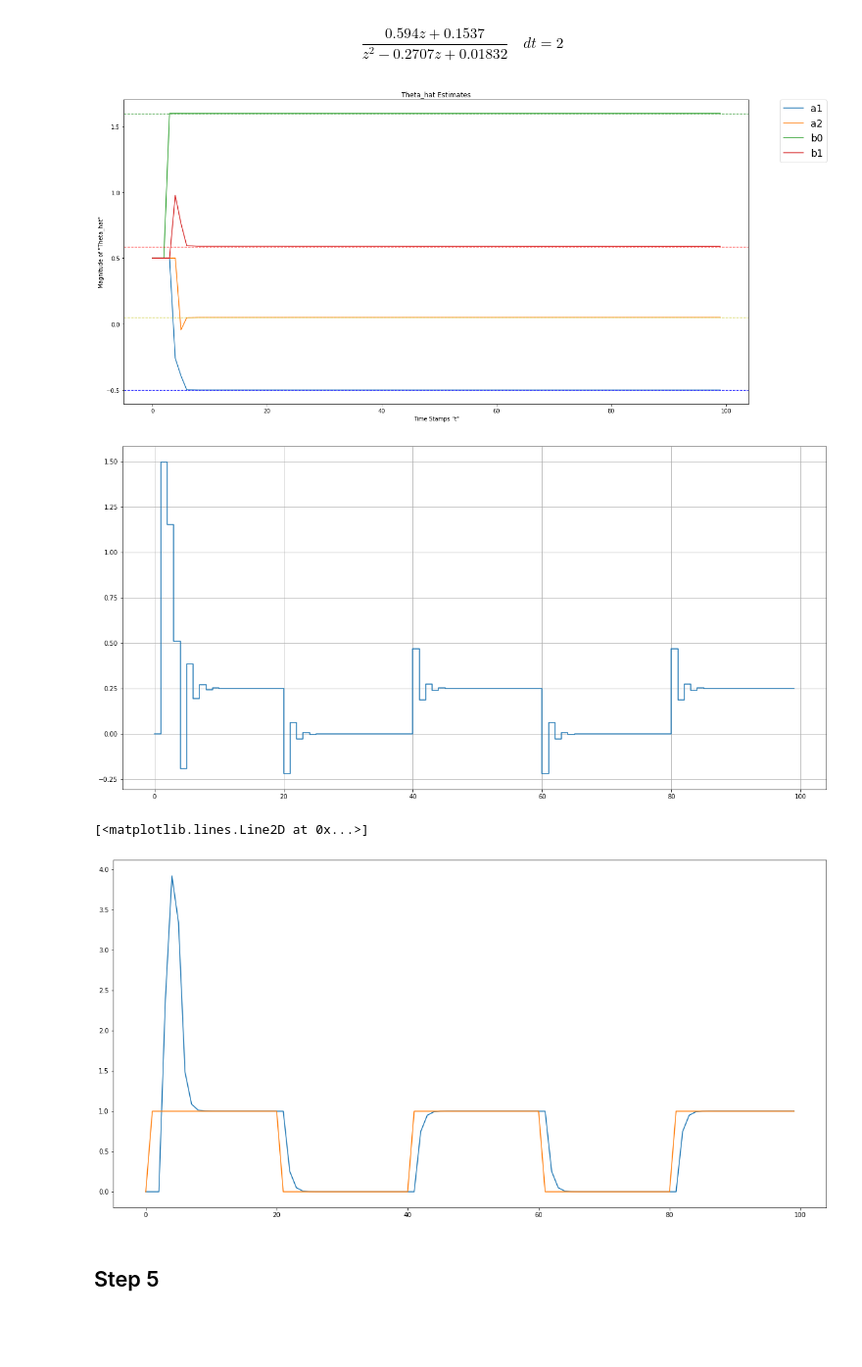
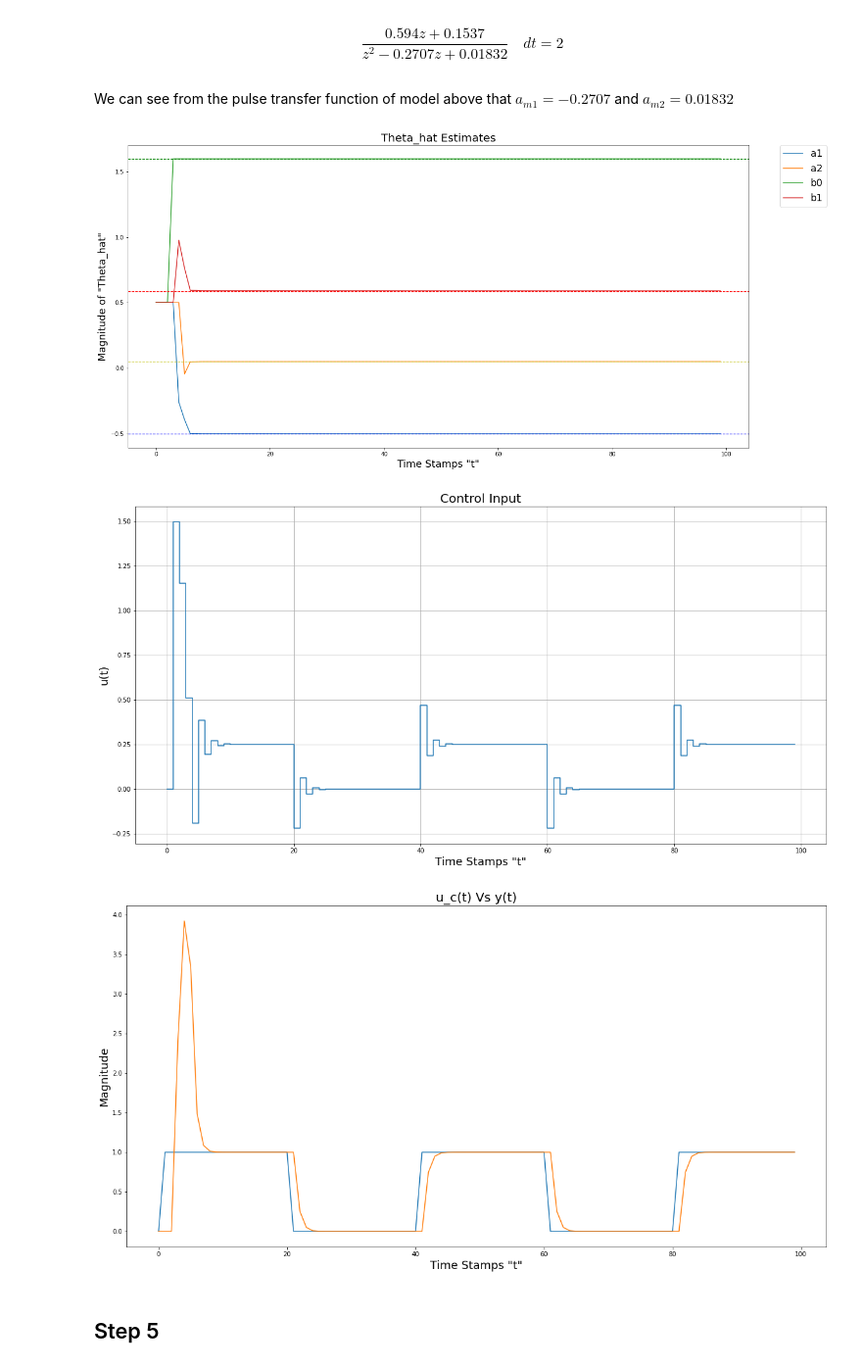
Before and after one commit to cplan082-tech/Adaptive_Control, a Jupyter notebook: assignments/A2/Clive_Plante_hw2.ipynb, the cells around one changed output. Shown at 98% size. Cells and saved outputs as stored; diff of their text form; code cells hidden in the pictures; blank space fills up the shorter version.

```diff
--- a/assignments/A2/Clive_Plante_hw2.ipynb
+++ b/assignments/A2/Clive_Plante_hw2.ipynb
@@ -611,5 +637,7 @@ co.sample_system(co.tf([1], [1, 2, 1]), Ts=2, method='zoh')
 # %% [output]
 $$\frac{0.594 z + 0.1537}{z^2 - 0.2707 z + 0.01832}\quad dt = 2$$
+# %% [markdown]
+We can see from the pulse transfer function of model above that $a_{m1} = -0.2707$ and $a_{m2} = 0.01832$
 # %%
 # Tunable components vvvvvvvvvvvvvvvvvvvvvvvvvvvvvvvv
 sample_depth = 100
@@ -635,47 +663,57 @@ theta_hat = [np.array([est]*len(theta0)).reshape(-1,1) for _ in range(starting_s
 a_m1 = -0.2707
 a_m2 = 0.01832
 
-uk_subd = uk.subs([(am1, a_m1), (am2, a_m2)])
+# Convert control equation derived above symbolically into numeric function
+uk_subd = uk.subs([(am1, a_m1), (am2, a_m2)]) # subing in true values for am1 and am2 into control input function
 uk_func = sp.lambdify([u_k_1, uc_k, y_k, y_k_1, a1, a2, b0, b1], uk_subd)
 
+# System input
 sample_range = range(sample_depth)
 t = [i for i in sample_range]
 u_c = np.ones(sample_depth)
 u_c[np.where([m.sin(t[i]*m.pi/20)<=0 for i in sample_range])] = 0
 
 y = [0]*starting_samples
 u = [0]*starting_samples
 
 I = np.identity(len(theta0))
 p = 1000*I
 
 for k in range(starting_samples ,sample_depth):
     phi = np.array([-y[-1], -y[-2], u[-1], u[-2]]).reshape(-1,1)
 
     y.append(np.reshape(phi.T@theta0, ()))
     K = p@phi@inv(lam + phi.T@p@phi)
     p = (I - K@phi.T)@p/lam
     theta_hat.append(theta_hat[-1] + K*(y[k] - phi.T@theta_hat[-1]))
 
     u.append(np.reshape(uk_func(u[k-1], u_c[k], y[k], y[k-1],
                                 theta_hat[-1][0], theta_hat[-1][1],
                                 theta_hat[-1][2], theta_hat[-1][3]), ()))
 
+# ploting of estimated parameters
 df_theta = pd.DataFrame(np.asarray(theta_hat).reshape(-1,4,), columns=['a1', 'a2', 'b0', 'b1'])
-
 theta_hat_ploter(df_theta, theta0, 'Theta_hat Estimates')
 
-plt.step(t, u)
+# ploting of control sig
+plt.step(t,u)
+plt.title('Control Input', fontsize=20)
+plt.ylabel('u(t)', fontsize=18)
+plt.xlabel('Time Stamps "t"', fontsize=18)
 plt.grid()
 plt.show()
 
-plt.plot(t, y)
-plt.plot(t, u_c)
+# ploting of input vs output
+plt.plot(t,u_c)
+plt.plot(t,y)
+plt.title('u_c(t) Vs y(t)', fontsize=20)
+plt.ylabel('Magnitude', fontsize=18)
+plt.xlabel('Time Stamps "t"', fontsize=18)
+plt.show()
 # %% [output]
-[figure, old version]
+[figure, new version]
-[figure, old version]
+[figure, new version]
-[<matplotlib.lines.Line2D at 0x...>]
-[figure, old version]
+[figure, new version]
 # %% [markdown]
 ## Step 5
 # %%
```
Also changed, not shown: parts of 17 cells of this notebook.
